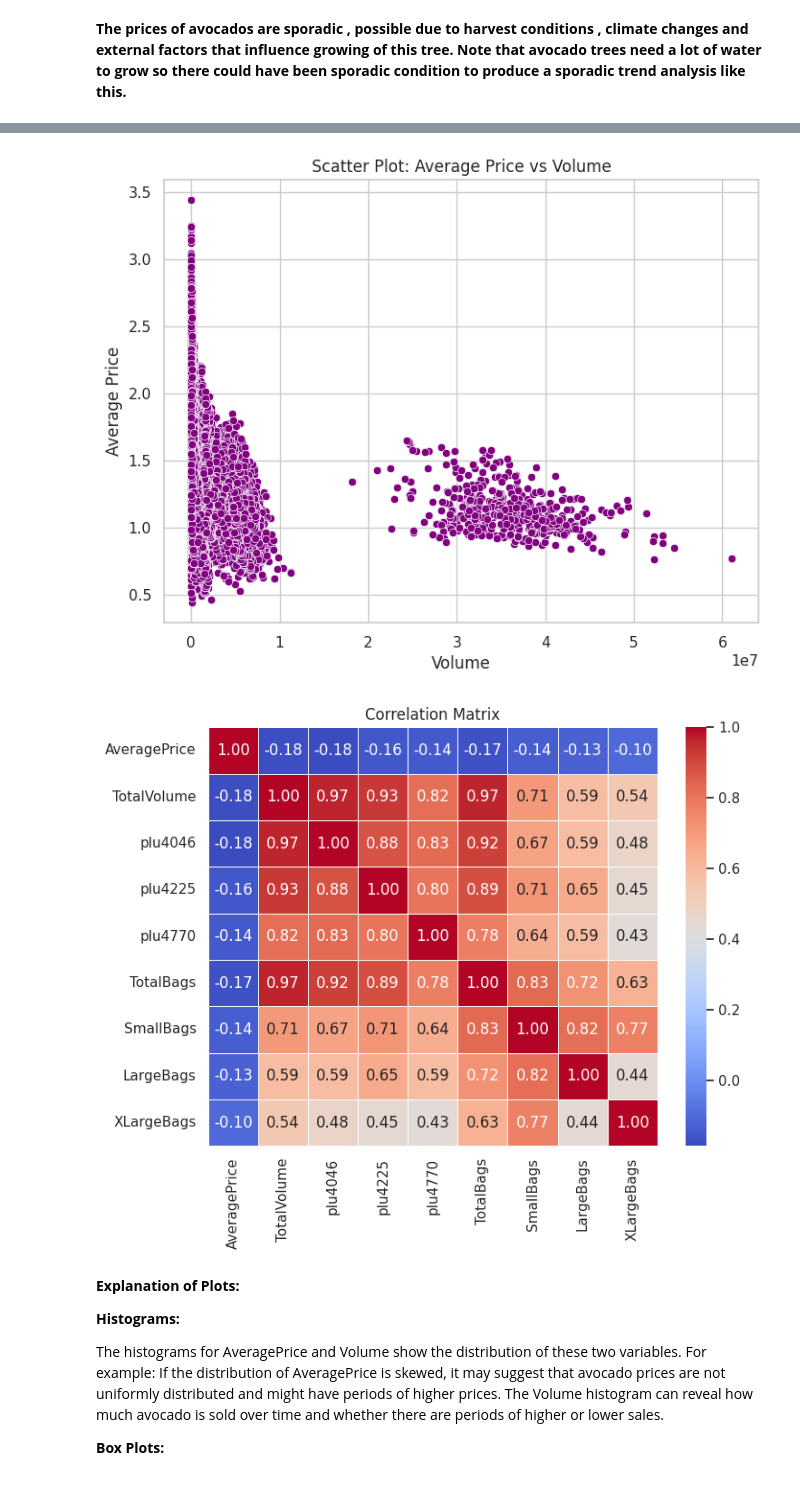
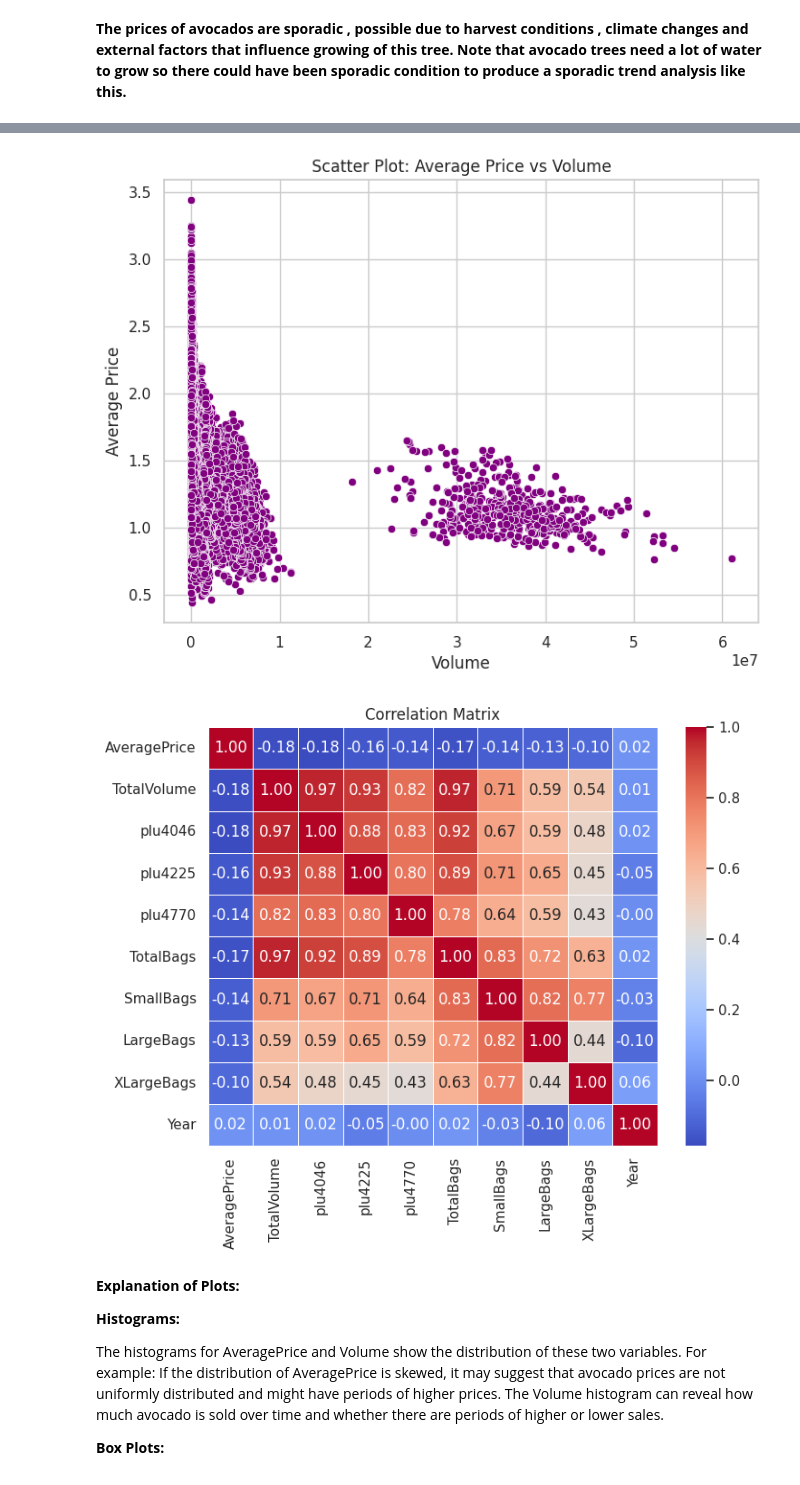
Before and after one commit to VenishaAI/Cornerstone_Project_Avo-Data_Prices, a Jupyter notebook: QCTO---Workplace-Module-Notebook-Template-4571 (1).ipynb, the cells around one changed output, grey strips where cells are left out. Saved outputs shown, nothing was run; the diff lists cells and outputs as text; code cells hidden in the pictures.

```diff
--- a/QCTO---Workplace-Module-Notebook-Template-4571 (1).ipynb
+++ b/QCTO---Workplace-Module-Notebook-Template-4571 (1).ipynb
@@ -409,14 +409,14 @@ import matplotlib.pyplot as plt
 import pandas as pd
 
 # Convert the 'Date' column to datetime format
-df['Date'] = pd.to_datetime(df['Date'], errors='coerce')
+df_copy['Date'] = pd.to_datetime(df_copy['Date'], errors='coerce')
 
 # Histograms - Showing distribution of 'AveragePrice' and 'Volume'
 plt.figure(figsize=(14, 6))
 
 # Plot histogram for AveragePrice
 plt.subplot(1, 2, 1)
-sns.histplot(df['AveragePrice'], kde=True, bins=30, color='skyblue')
+sns.histplot(df_copy['AveragePrice'], kde=True, bins=30, color='skyblue')
 plt.title('Distribution of Average Price')
 
 # Plot histogram for Volume
@@ -432,12 +432,12 @@ plt.figure(figsize=(14, 6))
 
 # Plot box plot for AveragePrice
 plt.subplot(1, 2, 1)
-sns.boxplot(x=df['AveragePrice'], color='skyblue')
+sns.boxplot(x=df_copy['AveragePrice'], color='skyblue')
 plt.title('Box Plot of Average Price')
 
 # Plot box plot for Volume
 plt.subplot(1, 2, 2)
-sns.boxplot(x=df['TotalVolume'], color='salmon')
+sns.boxplot(x=df_copy['TotalVolume'], color='salmon')
 plt.title('Box Plot of Volume')
 
 plt.tight_layout()
@@ -445,17 +445,17 @@ plt.show()
 
 # Scatter Plot - Plotting 'AveragePrice' against 'Volume'
 plt.figure(figsize=(8, 6))
-sns.scatterplot(data=df, x='TotalVolume', y='AveragePrice', color='purple')
+sns.scatterplot(data=df_copy, x='TotalVolume', y='AveragePrice', color='purple')
 plt.title('Scatter Plot: Average Price vs Volume')
 plt.xlabel('Volume')
 plt.ylabel('Average Price')
 plt.show()
 
 # Select only numeric columns for the correlation matrix
-numeric_df = df.select_dtypes(include=['number'])
+numeric_df_copy = df_copy.select_dtypes(include=['number'])
 
 # Calculate the correlation matrix for numeric columns
-correlation_matrix = numeric_df.corr()
+correlation_matrix = numeric_df_copy.corr()
 
 # Plotting the correlation matrix using a heatmap
 plt.figure(figsize=(8, 6))
@@ -467,6 +467,6 @@ plt.show()
 [figure]
 [figure]
-[figure, old version]
+[figure, new version]
 # %% [markdown]
 **Explanation of Plots:**
 
```
Also changed, not shown: parts of 3 cells of this notebook.
